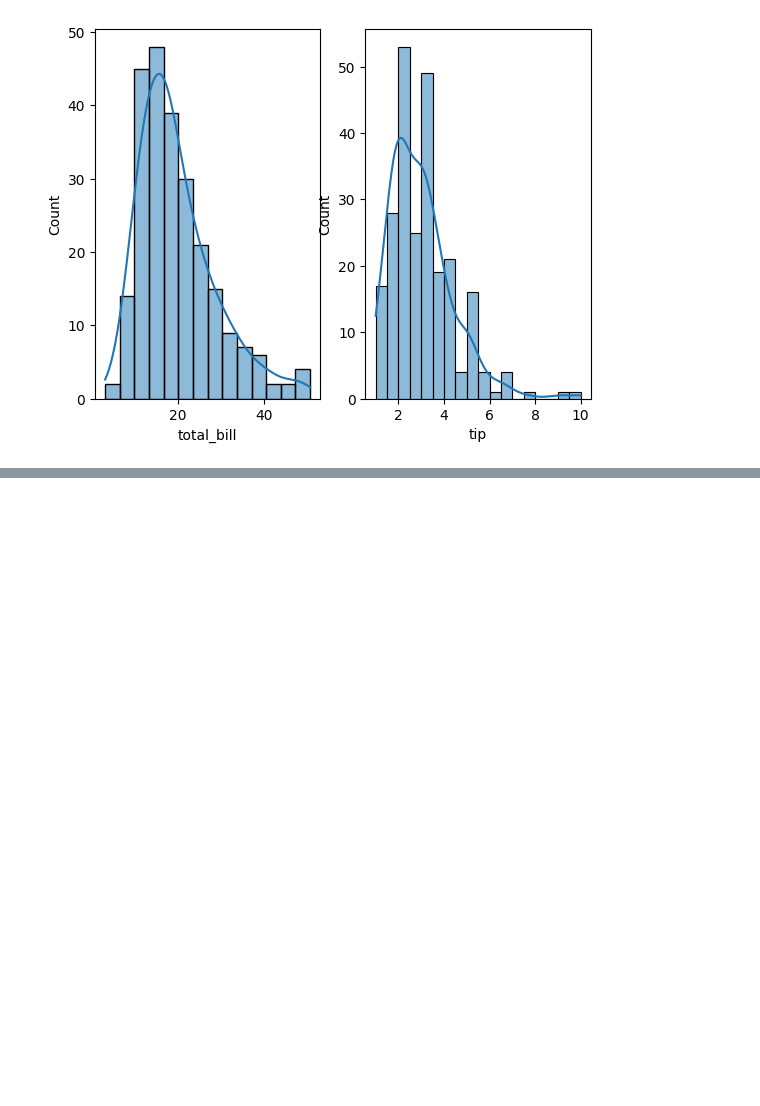
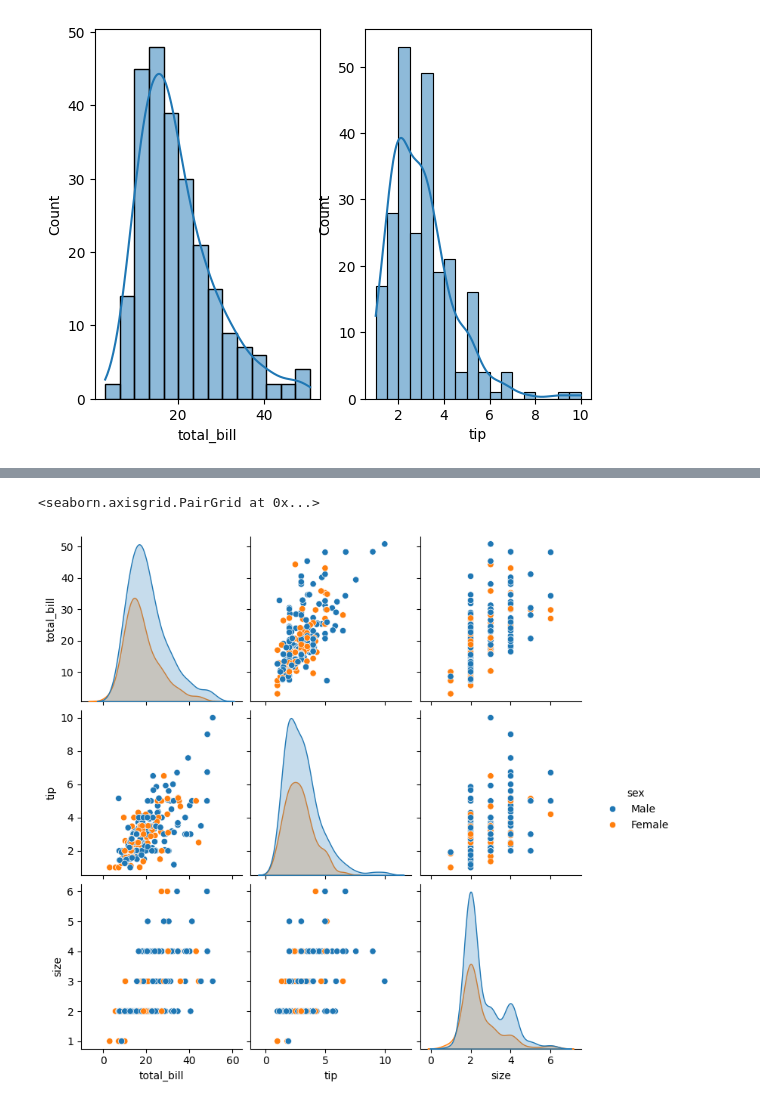
Before and after one commit to rahulchawla77/ML-JOURNEY, a Jupyter notebook: seaborn.ipynb, the cells around one changed output, grey strips where cells are left out. Cells and saved outputs as stored; diff of their text form; code cells hidden in the pictures; blank space fills up the shorter version.

```diff
--- a/seaborn.ipynb
+++ b/seaborn.ipynb
@@ -32,0 +38,5 @@ sns.histplot(df['tip'],kde='true')
+# %%
+sns.pairplot(df,hue='sex')
+# %% [output]
+<seaborn.axisgrid.PairGrid at 0x...>
+[figure, added]
```
Also changed, not shown: parts of 1 cell of this notebook.
